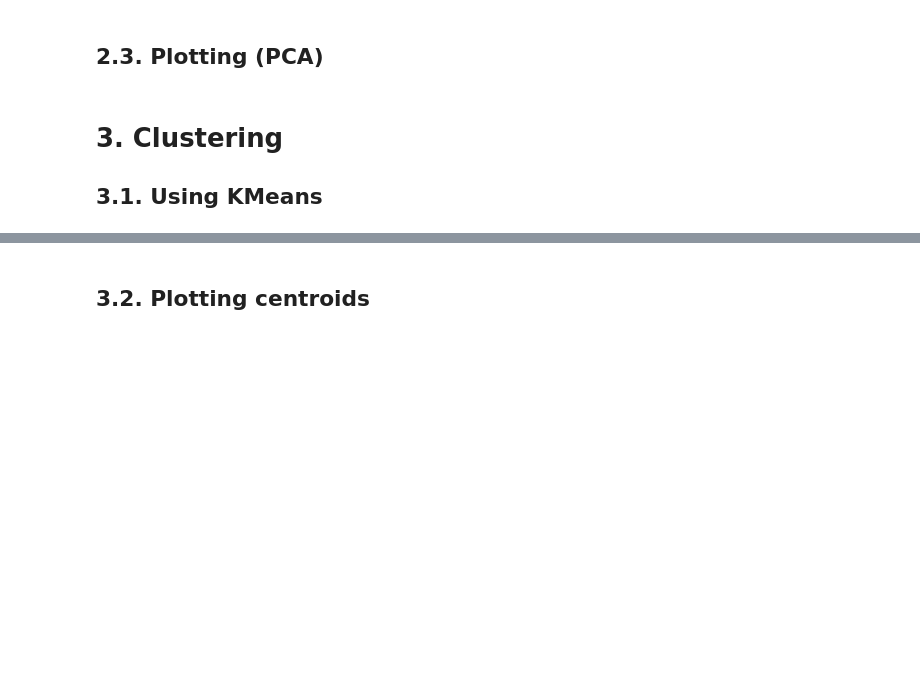
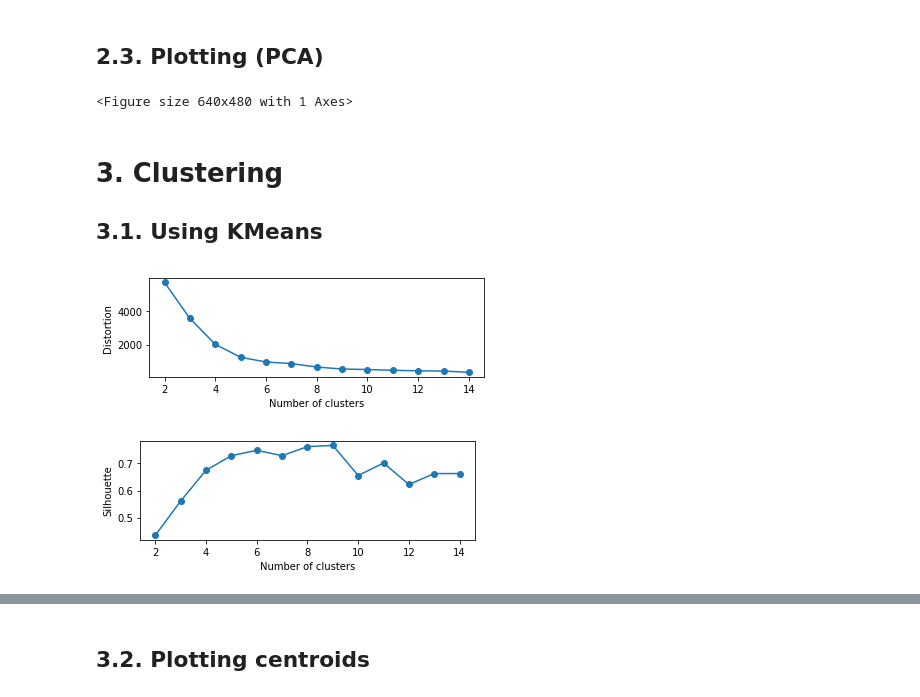
Before and after one commit to itSQualL/machine-learning-techinques, a Jupyter notebook: notebooks/1.0-jls-new_filteringdatasheet.ipynb, the cells around one changed output, grey strips where cells are left out. Saved outputs shown, nothing was run; the diff lists cells and outputs as text; code cells hidden in the pictures; blank space fills up the shorter version.

```diff
--- a/notebooks/1.0-jls-new_filteringdatasheet.ipynb
+++ b/notebooks/1.0-jls-new_filteringdatasheet.ipynb
@@ -5,7 +5,7 @@ import pandas as pd
 # %% [markdown]
 ## 0.1. Firstly we load the data
 # %%
-df = pd.read_csv("/home/juls/Escritorio/T2.csv")
+df = pd.read_csv("/home/alberto/Documentos/MatchingLearning/Practicas/T2.csv")
 list(df)
 print(df.shape)
 # %% [output]
@@ -59,4 +59,4 @@ print(df_3dmean.shape)
 from sklearn import preprocessing
 
 scaler = preprocessing.StandardScaler()
-datanorm = scaler.fit_transform(df28mean)
+datanorm = scaler.fit_transform(df_3dmean)
@@ -84,6 +82,8 @@ y = X_pca[:,1]
 z = X_pca[:,2]
 ax.scatter(x,y,z)
 plt.show()
+# %% [output]
+<Figure size 640x480 with 1 Axes>
 # %% [markdown]
 # 3. Clustering
 
@@ -108,0 +105,37 @@ plt.scatter(x,y, c = labels)
+# %%
+import sklearn.cluster
+from sklearn.cluster import KMeans
+from sklearn import metrics
+
+init = 'random' # initialization method
+iterations = 10 # to run 10 times with different random centroids to choose the final model as the one with the lowest SSE
+max_iter = 300 # maximum number of iterations for each single run
+tol = 1e-04 # controls the tolerance with regard to the changes in the within-cluster sum-squared-error to declare convergence
+random_state = 0 # random
+
+
+distortions = []
+silhouettes = []
+
+for i in range(2, 15):
+    km = KMeans(i, init, n_init = iterations ,max_iter= max_iter, tol = tol,random_state = random_state)
+    labels = km.fit_predict(X_pca)
+    distortions.append(km.inertia_)
+    silhouettes.append(metrics.silhouette_score(X_pca, labels))
+
+# Plot distortions
+plt.subplot(211)
+plt.plot(range(2,15), distortions, marker='o')
+plt.xlabel('Number of clusters')
+plt.ylabel('Distortion')
+plt.show()
+
+# Plot Silhouette
+plt.subplot(212)
+plt.plot(range(2,15), silhouettes , marker='o')
+plt.xlabel('Number of clusters')
+plt.ylabel('Silhouette')
+plt.show()
+# %% [output]
+[figure, added]
+[figure, added]
```
Also changed, not shown: parts of 6 cells of this notebook.
